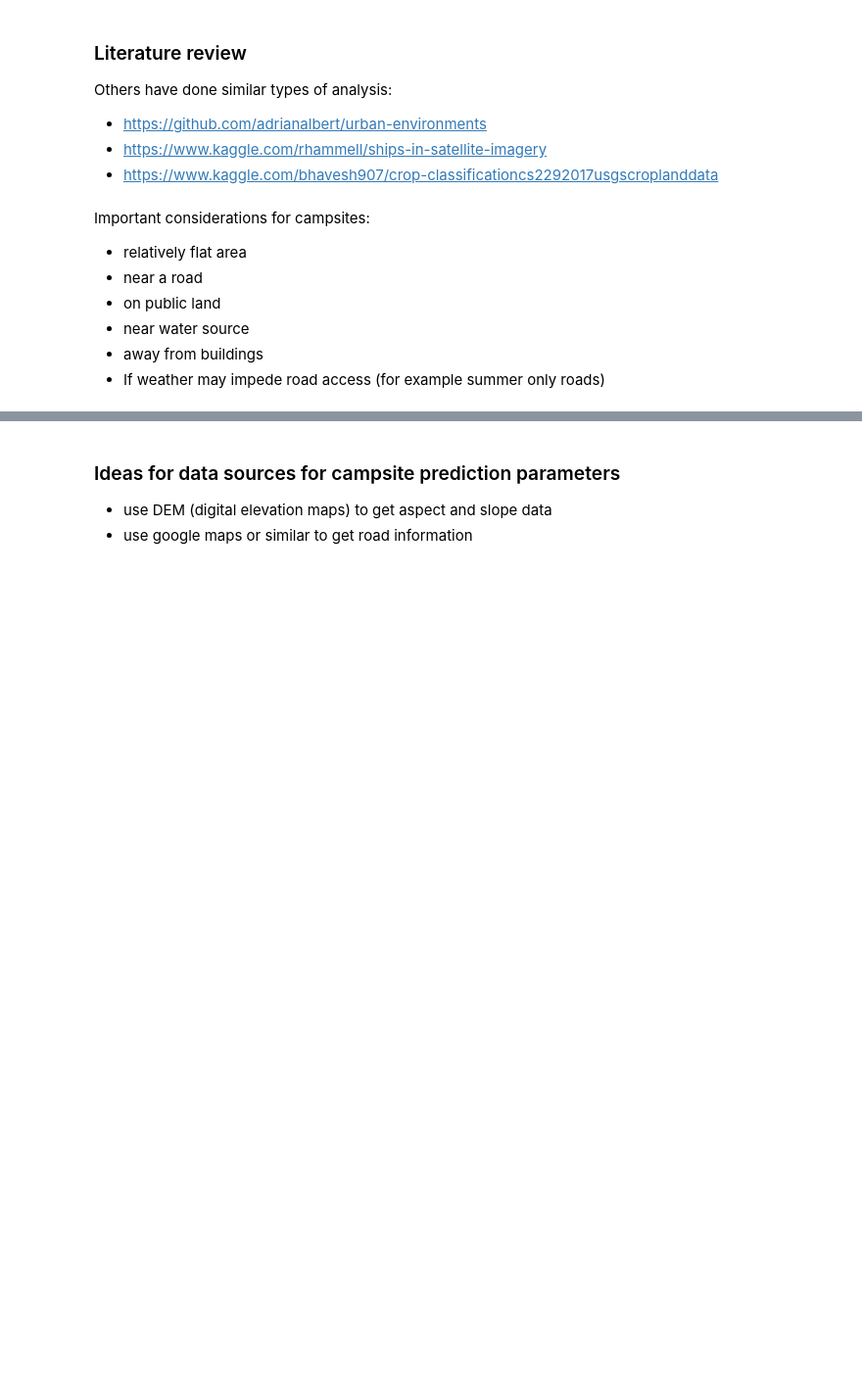
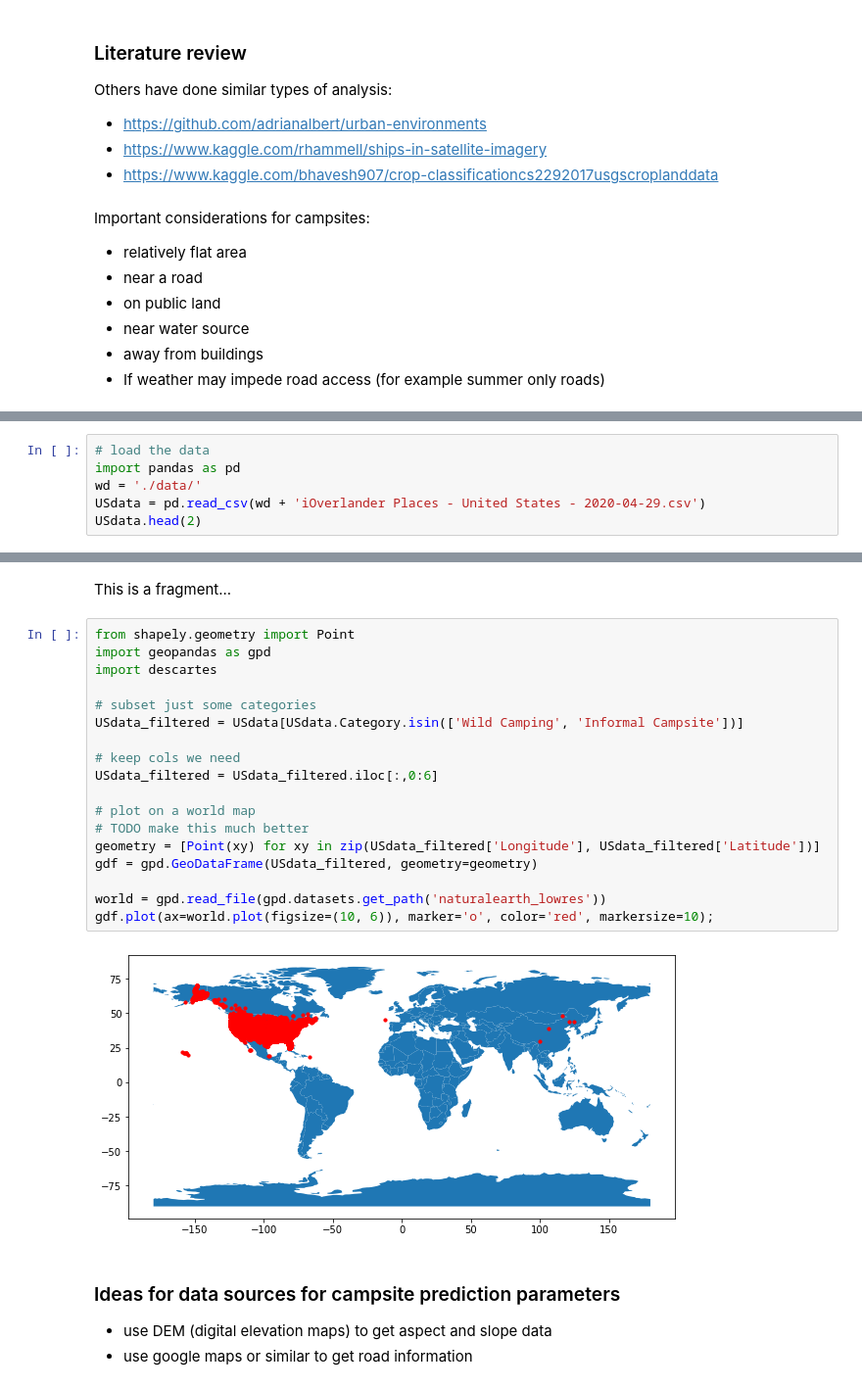
Before and after one commit to paultanger/CampsitePredict, a Jupyter notebook: index.ipynb, the cells around one changed output, grey strips where cells are left out. Shown: that part at 98% size. Drawn from its saved outputs; the diff is of its cells as text; blank space fills up the shorter version.

```diff
--- a/index.ipynb
+++ b/index.ipynb
@@ -39,0 +58,6 @@ Important considerations for campsites:
+# %%
+# load the data
+import pandas as pd
+wd = './data/'
+USdata = pd.read_csv(wd + 'iOverlander Places - United States - 2020-04-29.csv')
+USdata.head(2)
@@ -40,3 +68,25 @@ Important considerations for campsites:
+# %% [markdown]
+This is a fragment...
+# %%
+from shapely.geometry import Point
+import geopandas as gpd
+import descartes
+
+# subset just some categories
+USdata_filtered = USdata[USdata.Category.isin(['Wild Camping', 'Informal Campsite'])]
+
+# keep cols we need
+USdata_filtered = USdata_filtered.iloc[:,0:6]
+
+# plot on a world map
+# TODO make this much better
+geometry = [Point(xy) for xy in zip(USdata_filtered['Longitude'], USdata_filtered['Latitude'])]
+gdf = gpd.GeoDataFrame(USdata_filtered, geometry=geometry)
+
+world = gpd.read_file(gpd.datasets.get_path('naturalearth_lowres'))
+gdf.plot(ax=world.plot(figsize=(10, 6)), marker='o', color='red', markersize=10);
+# %% [output]
+[figure, added]
 # %% [markdown]
 ### Ideas for data sources for campsite prediction parameters
 * use DEM (digital elevation maps) to get aspect and slope data
```
Also changed, not shown: parts of 3 cells of this notebook, 2 other files.
